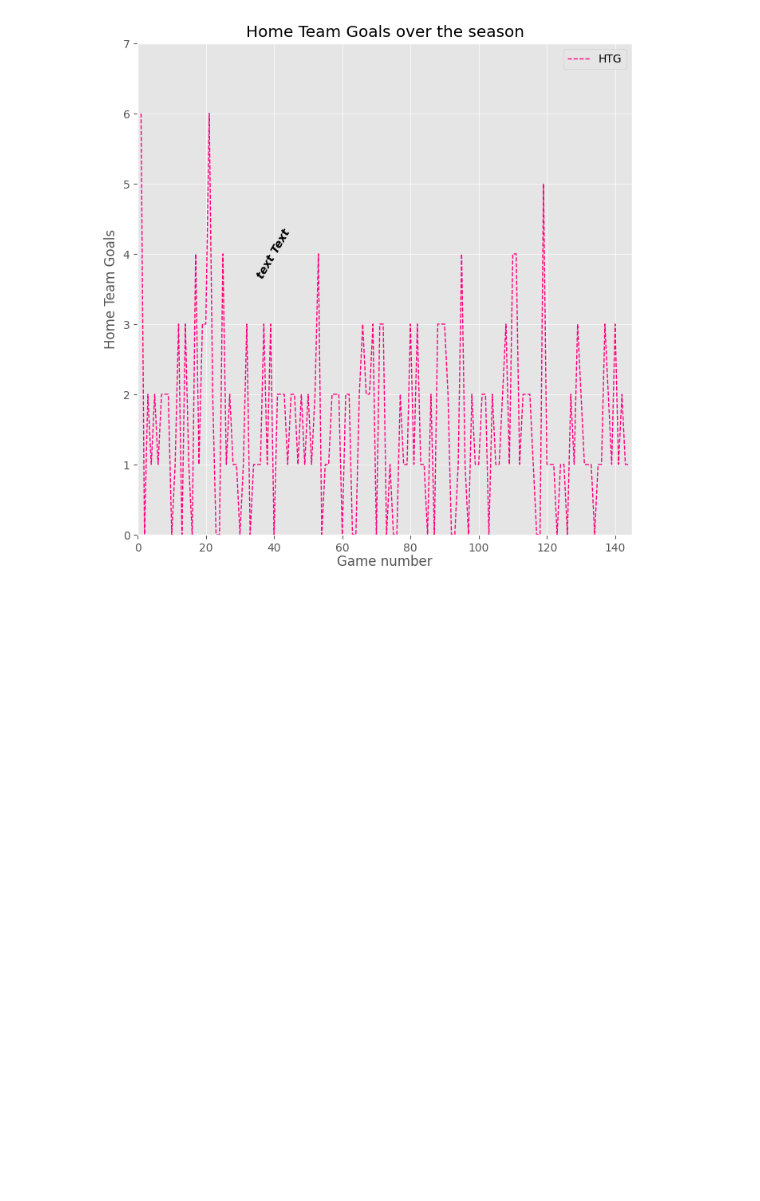
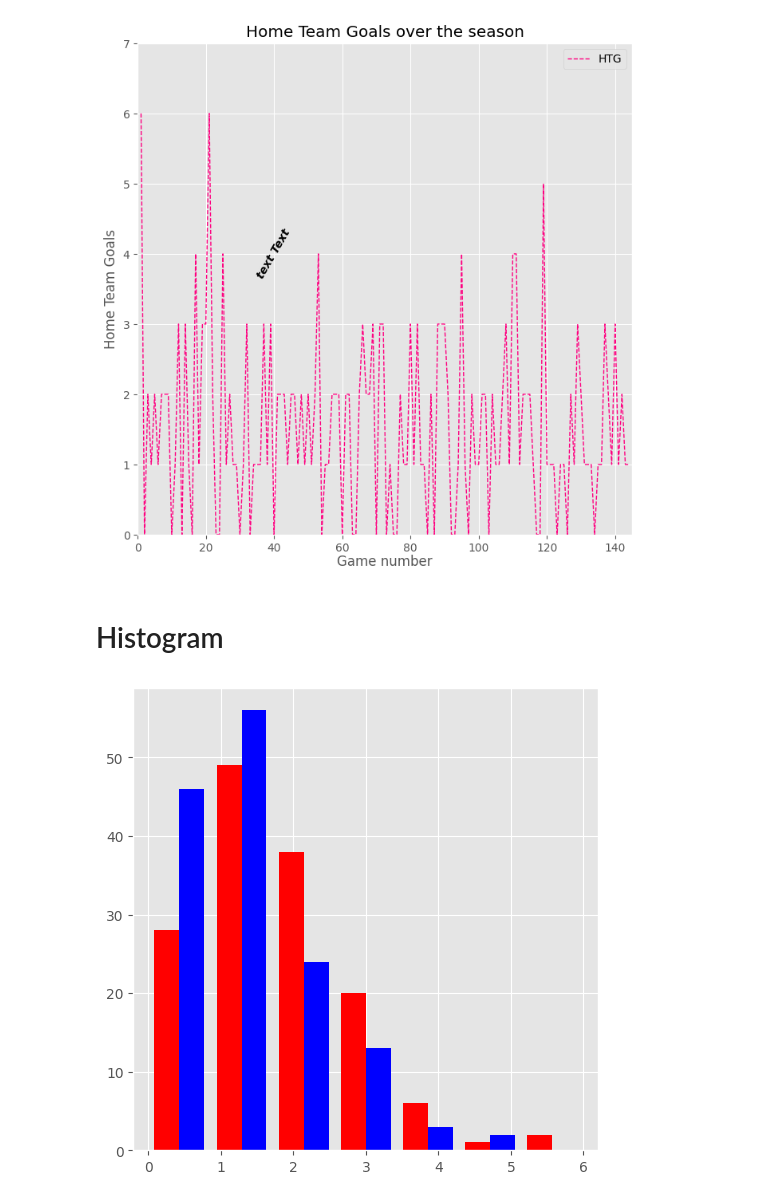
Before and after one commit to soumya-shome/My-Guide-to-Coding, a Jupyter notebook: Visualization/Code1.ipynb, the cells around one changed output. Saved outputs shown, nothing was run; the diff lists cells and outputs as text; code cells hidden in the pictures; blank space fills up the shorter version.

```diff
--- a/Visualization/Code1.ipynb
+++ b/Visualization/Code1.ipynb
@@ -576,3 +576,36 @@ plt.savefig("Images/text.png",orientation="potrait", dpi = 500)
 plt.show()
 # %% [output]
 [figure]
+# %% [markdown]
+# Histogram
+# %%
+with open("Data/Goals.txt","r") as goalData:
+    homeTeamLine = goalData.readline()
+    homeTeamLine = homeTeamLine.strip(" \n")
+    homeTeamLine = homeTeamLine.split(" ")
+
+    HomeTeamGoals = [int(x) for x in homeTeamLine]
+    awayTeamLine = goalData.readline()
+    awayTeamLine = awayTeamLine.strip(" \n")
+    awayTeamLine = awayTeamLine.split(" ")
+
+    AwayTeamGoals = [int(x) for x in awayTeamLine]
+
+x=[]
+for i in range(1,len(HomeTeamGoals)+1):
+    x.append(i)
+# %%
+fig2 = plt.figure("Second",figsize = (6,6))
+ax1 = fig2.add_subplot(1,1,1)
+
+ax1.hist(x = (HomeTeamGoals, AwayTeamGoals),
+         bins = 7, #int / sequence
+         align = "mid", # left, mid, right
+         #range = (1,3), # (min,max)
+         color = ("red","blue"),
+         cumulative= False # True, False
+)
+
+plt.show()
+# %% [output]
+[figure, added]
```
Also changed, not shown: parts of 28 cells of this notebook, 2 other files.
